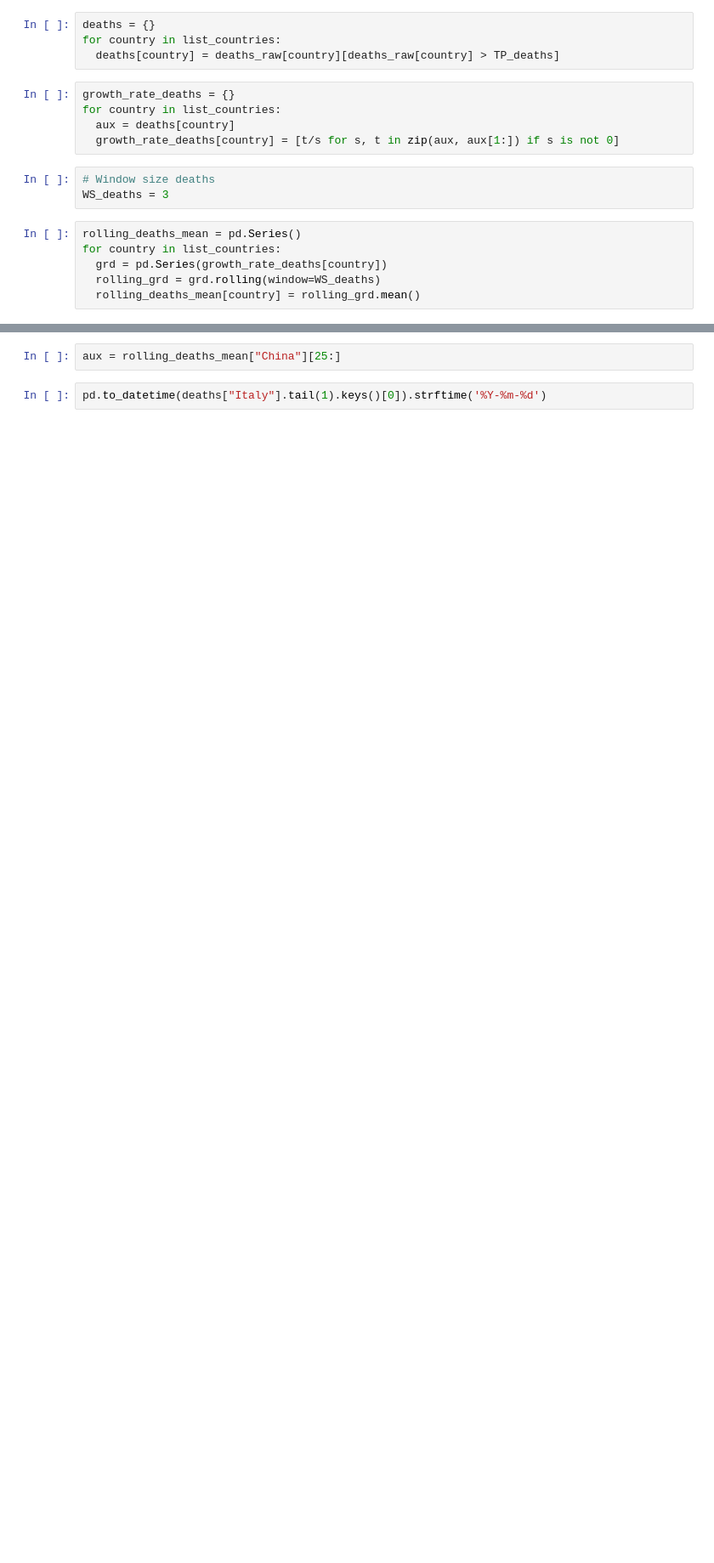
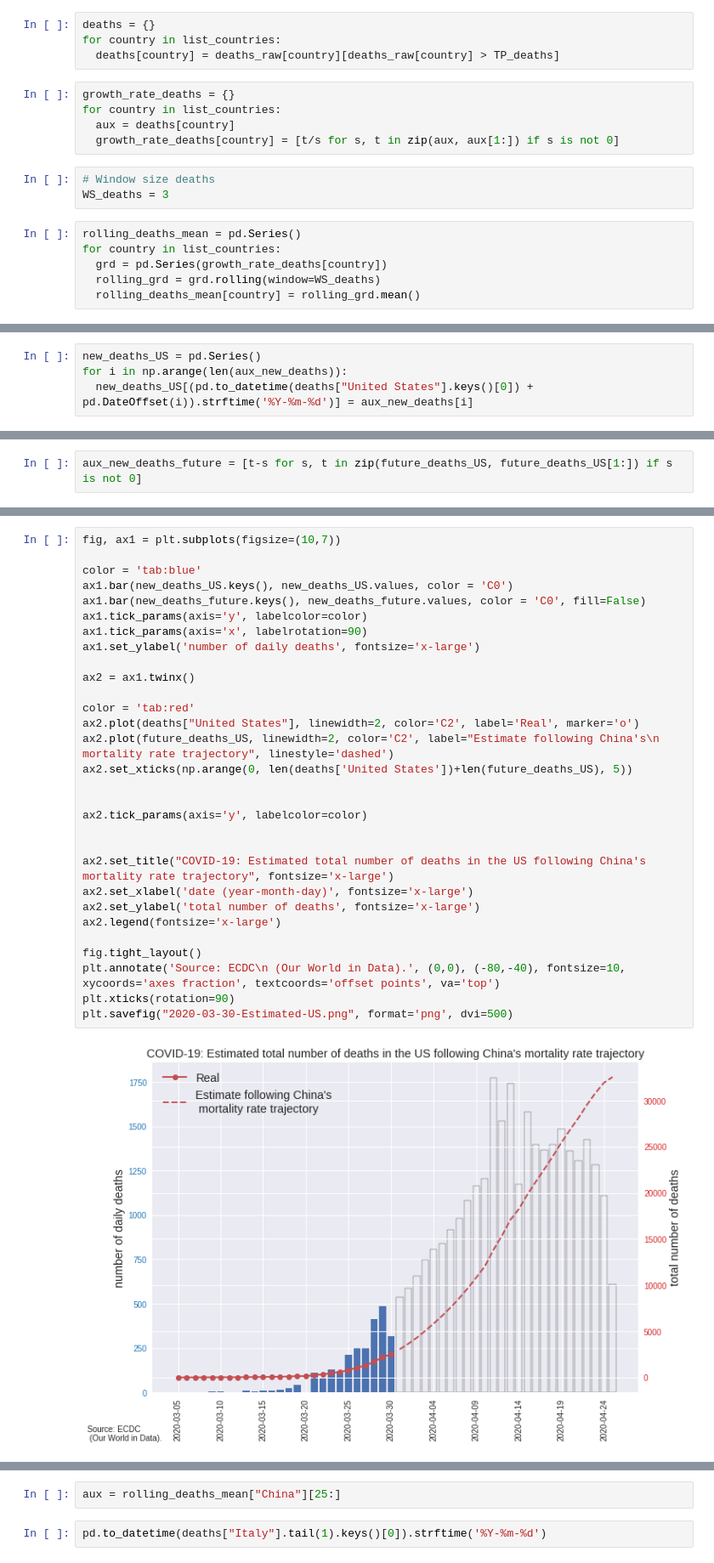
Before and after one commit to alonsosilvaallende/COVID-19, a Jupyter notebook: COVID_19_Estimated_total_number_of_deaths.ipynb, the cells around one changed output, grey strips where cells are left out. Shown at 85% size. Cells and saved outputs as stored; diff of their text form; blank space fills up the shorter version.

```diff
--- a/COVID_19_Estimated_total_number_of_deaths.ipynb
+++ b/COVID_19_Estimated_total_number_of_deaths.ipynb
@@ -52,0 +125,4 @@ plt.show()
+# %%
+new_deaths_US = pd.Series()
+for i in np.arange(len(aux_new_deaths)):
+  new_deaths_US[(pd.to_datetime(deaths["United States"].keys()[0]) + pd.DateOffset(i)).strftime('%Y-%m-%d')] = aux_new_deaths[i]
@@ -52,0 +156,2 @@ plt.show()
+# %%
+aux_new_deaths_future = [t-s for s, t in zip(future_deaths_US, future_deaths_US[1:]) if s is not 0]
@@ -52,0 +201,32 @@ plt.show()
+# %%
+fig, ax1 = plt.subplots(figsize=(10,7))
+
+color = 'tab:blue'
+ax1.bar(new_deaths_US.keys(), new_deaths_US.values, color = 'C0')
+ax1.bar(new_deaths_future.keys(), new_deaths_future.values, color = 'C0', fill=False)
+ax1.tick_params(axis='y', labelcolor=color)
+ax1.tick_params(axis='x', labelrotation=90)
+ax1.set_ylabel('number of daily deaths', fontsize='x-large')
+
+ax2 = ax1.twinx()
+
+color = 'tab:red'
+ax2.plot(deaths["United States"], linewidth=2, color='C2', label='Real', marker='o')
+ax2.plot(future_deaths_US, linewidth=2, color='C2', label="Estimate following China's\n mortality rate trajectory", linestyle='dashed')
+ax2.set_xticks(np.arange(0, len(deaths['United States'])+len(future_deaths_US), 5))
+
+
+ax2.tick_params(axis='y', labelcolor=color)
+
+
+ax2.set_title("COVID-19: Estimated total number of deaths in the US following China's mortality rate trajectory", fontsize='x-large')
+ax2.set_xlabel('date (year-month-day)', fontsize='x-large')
+ax2.set_ylabel('total number of deaths', fontsize='x-large')
+ax2.legend(fontsize='x-large')
+
+fig.tight_layout()
+plt.annotate('Source: ECDC\n (Our World in Data).', (0,0), (-80,-40), fontsize=10, xycoords='axes fraction', textcoords='offset points', va='top')
+plt.xticks(rotation=90)
+plt.savefig("2020-03-30-Estimated-US.png", format='png', dvi=500)
+# %% [output]
+[figure, added]
```
Also changed, not shown: parts of 35 cells of this notebook.
